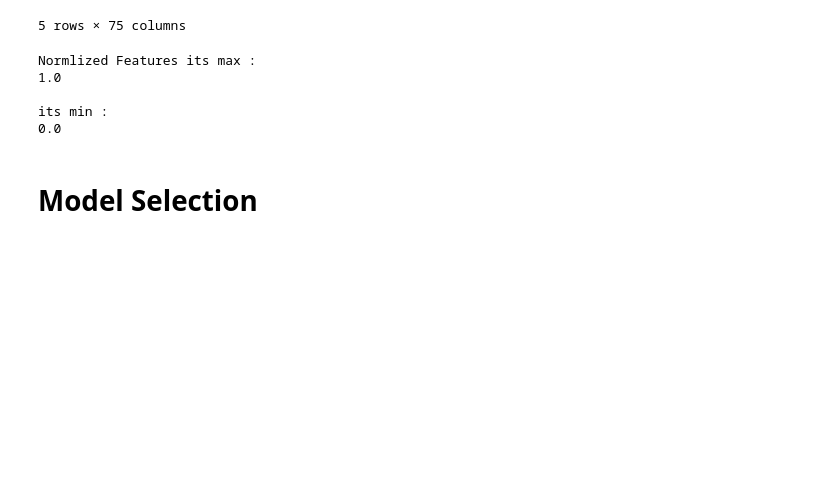
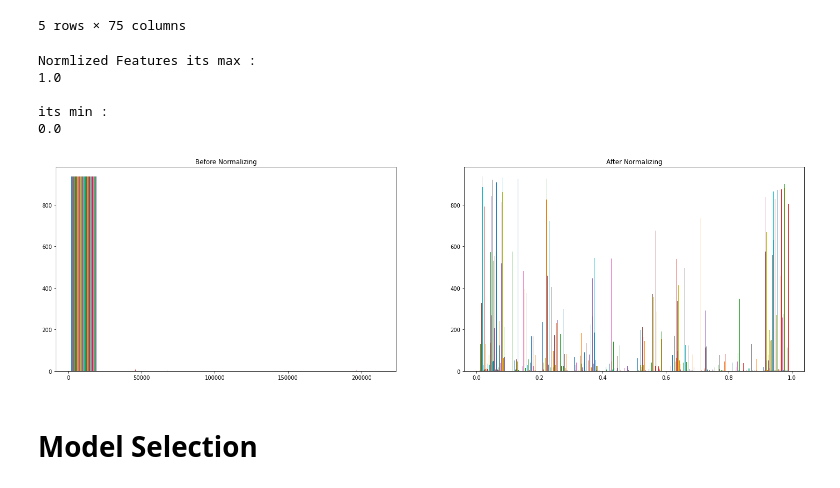
Before and after one commit to omarreess/Predicting-Realestate-Units-Prices, a Jupyter notebook: Predicting-Realestate-Units-Prices-ensemble-learning.ipynb, the cells around one changed output. Saved outputs shown, nothing was run; the diff lists cells and outputs as text; code cells hidden in the pictures; blank space fills up the shorter version.

Commit message:
Plotting Normalized Data

```diff
--- a/Predicting-Realestate-Units-Prices-ensemble-learning.ipynb
+++ b/Predicting-Realestate-Units-Prices-ensemble-learning.ipynb
@@ -249,6 +251,23 @@ Normlized Features its max :
 
 its min :
 0.0
+# %%
+# Plotting Data Features before & after normalizing
+
+plt.figure(figsize=(25,7))
+
+plt.subplot(1, 2,1  )
+plt.hist(features_train)
+plt.title('Before Normalizing')
+
+
+plt.subplot(1, 2 , 2 )
+plt.hist(features_cols_train_normlized)
+plt.title('After Normalizing')
+
+plt.show()
+# %% [output]
+[figure, added]
 # %% [markdown]
 # **Model Selection**
 # %% [markdown]
```
Also changed, not shown: parts of 5 cells of this notebook.
